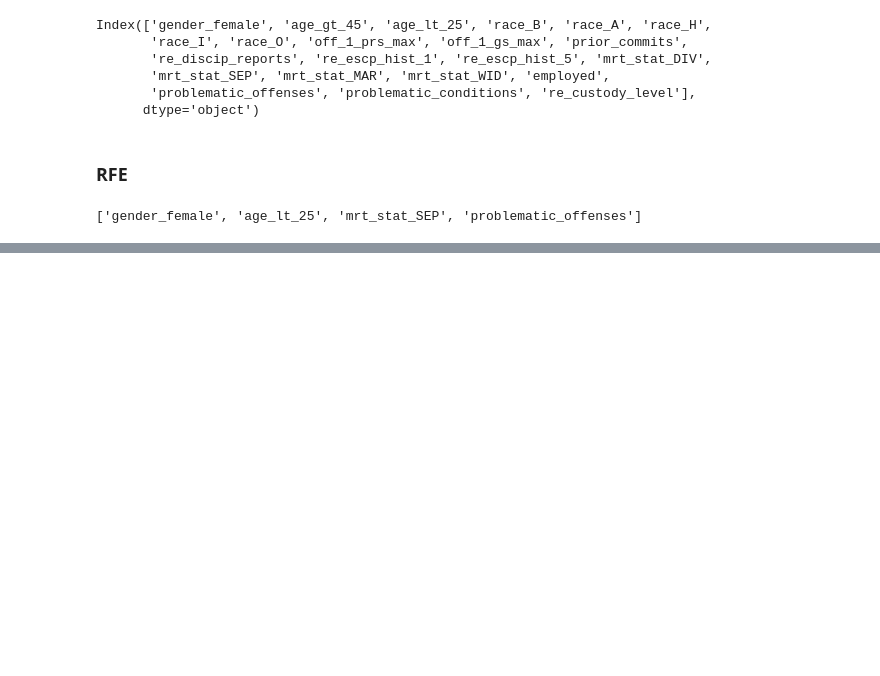
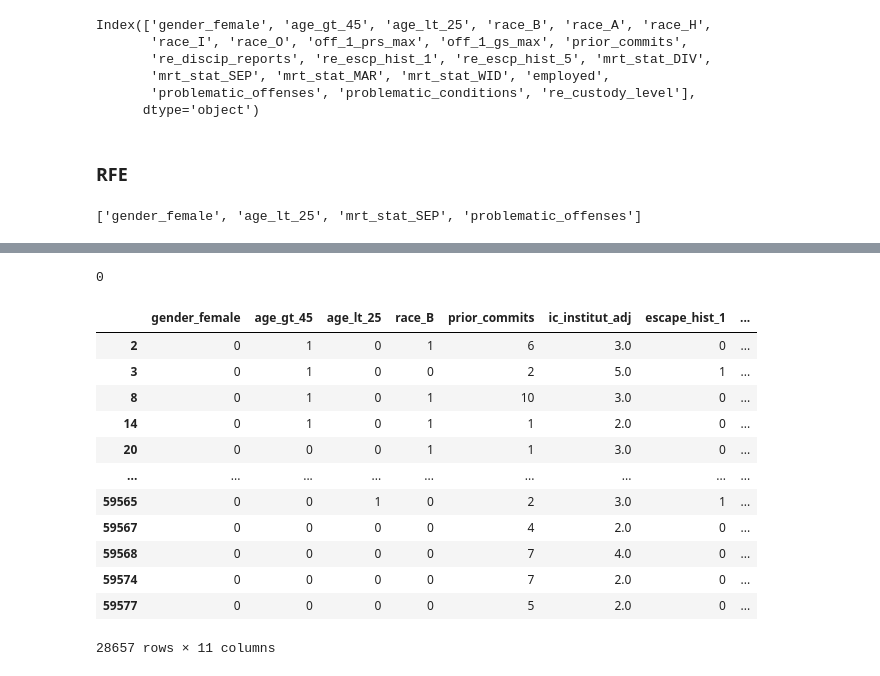
Before and after one commit to swarupdhar/pact-override, a Jupyter notebook: notebooks/overrides.ipynb, the cells around one changed output, grey strips where cells are left out. Cells and saved outputs as stored; diff of their text form; code cells hidden in the pictures; blank space fills up the shorter version.

```diff
--- a/notebooks/overrides.ipynb
+++ b/notebooks/overrides.ipynb
@@ -621,0 +872,3 @@ weighted avg       0.87      0.81      0.83      4963
+# %%
+X = data_ic_or.loc[:, data_ic_or.columns != 'ic_override_up']
+y = data_ic_or.loc[:, data_ic_or.columns == 'ic_override_up']['ic_override_up']
@@ -621,0 +929,4 @@ weighted avg       0.87      0.81      0.83      4963
+# %%
+np.sum(predictions)
+# %% [output]
+0
@@ -621,0 +937,16 @@ weighted avg       0.87      0.81      0.83      4963
+# %%
+X
+# %% [output]
+|  | gender_female | age_gt_45 | age_lt_25 | race_B | prior_commits | ic_institut_adj | escape_hist_1 | ... |
+| 2 | 0 | 1 | 0 | 1 | 6 | 3.0 | 0 | ... |
+| 3 | 0 | 1 | 0 | 0 | 2 | 5.0 | 1 | ... |
+| 8 | 0 | 1 | 0 | 1 | 10 | 3.0 | 0 | ... |
+| 14 | 0 | 1 | 0 | 1 | 1 | 2.0 | 0 | ... |
+| 20 | 0 | 0 | 0 | 1 | 1 | 3.0 | 0 | ... |
+| ... | ... | ... | ... | ... | ... | ... | ... | ... |
+| 59565 | 0 | 0 | 1 | 0 | 2 | 3.0 | 1 | ... |
+| 59567 | 0 | 0 | 0 | 0 | 4 | 2.0 | 0 | ... |
+| 59568 | 0 | 0 | 0 | 0 | 7 | 4.0 | 0 | ... |
+| 59574 | 0 | 0 | 0 | 0 | 7 | 2.0 | 0 | ... |
+| 59577 | 0 | 0 | 0 | 0 | 5 | 2.0 | 0 | ... |
+28657 rows × 11 columns
```
Also changed, not shown: parts of 40 cells of this notebook, 6 other files.
